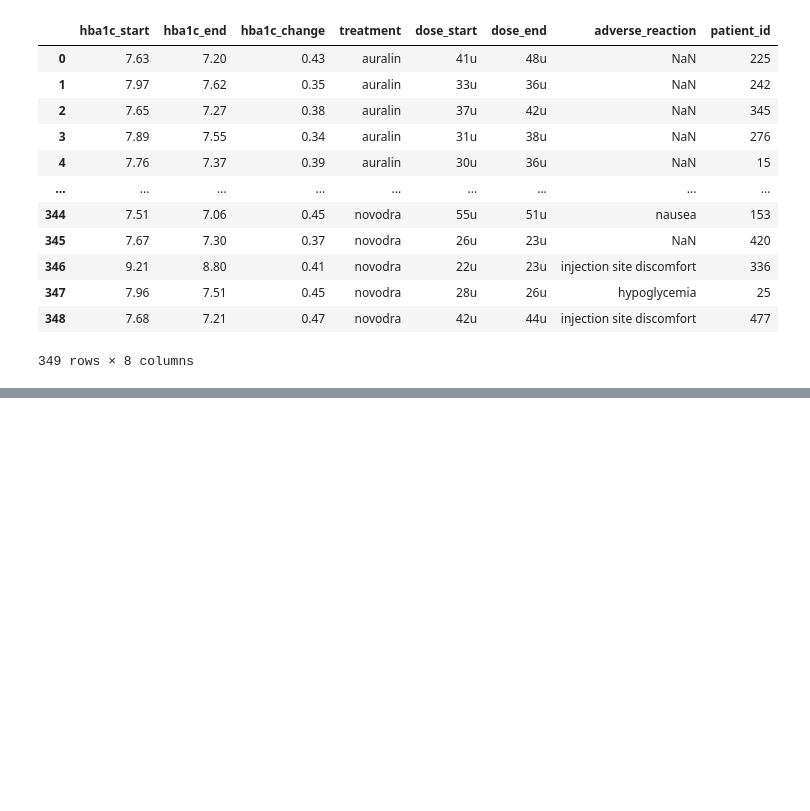
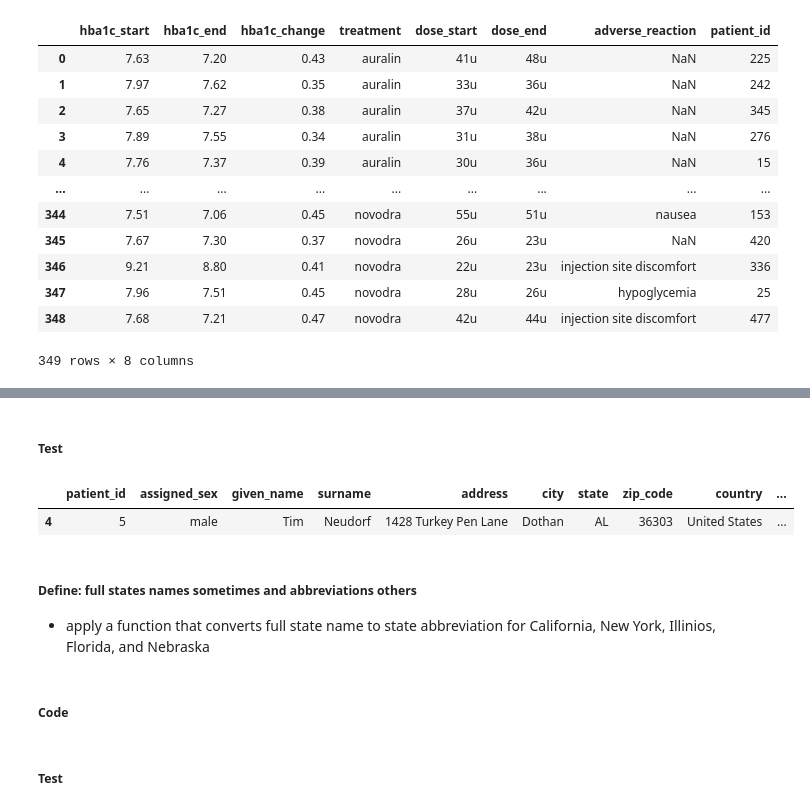
Before and after one commit to sethbrown19/data_clean, a Jupyter notebook: data_clean_1.ipynb, the cells around one changed output, grey strips where cells are left out. Drawn from its saved outputs; the diff is of its cells as text; code cells hidden in the pictures; blank space fills up the shorter version.

```diff
--- a/data_clean_1.ipynb
+++ b/data_clean_1.ipynb
@@ -309,0 +318,14 @@ pat_clean.head(4)
+# %%
+pat_clean.height = pat_clean.height.replace(27, 72)
+# %% [markdown]
+##### Test
+# %%
+pat_clean[pat_clean.surname == 'Neudorf']
+# %% [output]
+|  | patient_id | assigned_sex | given_name | surname | address | city | state | zip_code | country | ... |
+| 4 | 5 | male | Tim | Neudorf | 1428 Turkey Pen Lane | Dothan | AL | 36303 | United States | ... |
+# %% [markdown]
+##### Define: full states names sometimes and abbreviations others
+- apply a function that converts full state name to state abbreviation for California, New York, Illinios, Florida, and Nebraska
+# %% [markdown]
+##### Code
@@ -309,0 +346,2 @@ pat_clean.head(4)
+# %% [markdown]
+##### Test
```
Also changed, not shown: parts of 39 cells of this notebook.
